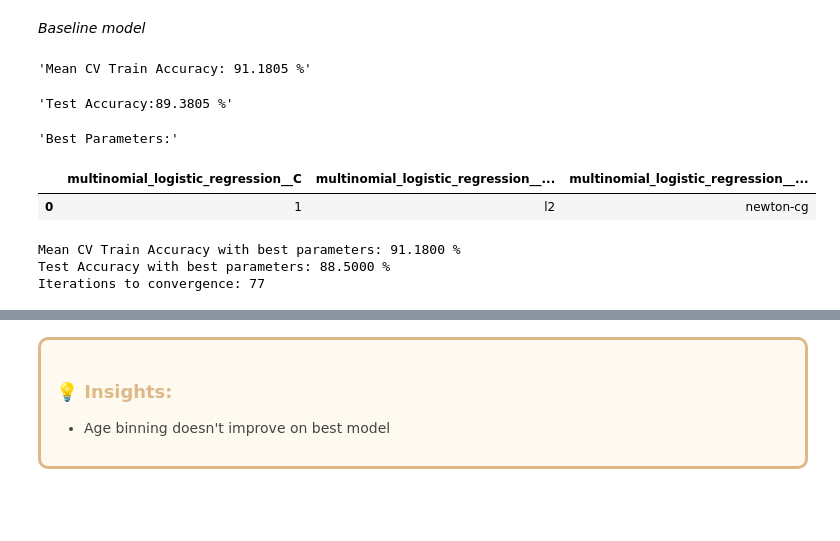
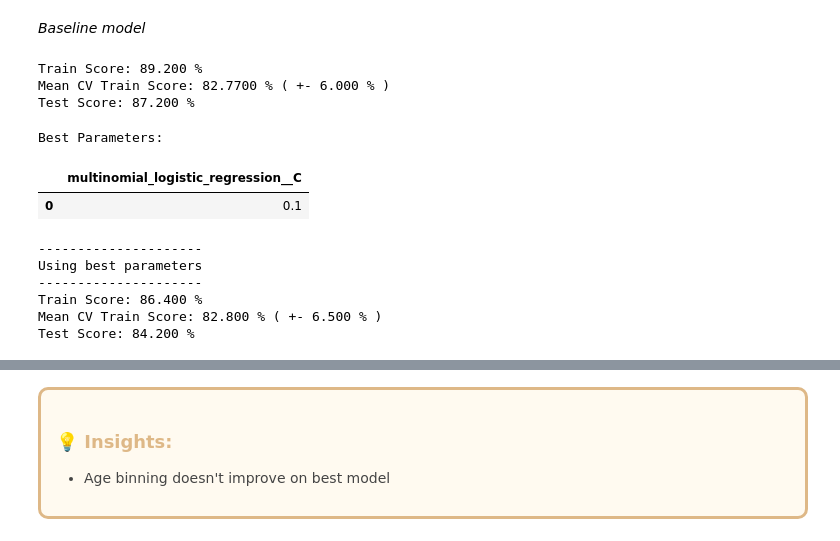
Before and after one commit to carstenegelund/sleep-disorder-classifier, a Jupyter notebook: model_logistic_regression.ipynb, the cells around one changed output, grey strips where cells are left out. Saved outputs shown, nothing was run; the diff lists cells and outputs as text; code cells hidden in the pictures; blank space fills up the shorter version.

```diff
--- a/model_logistic_regression.ipynb
+++ b/model_logistic_regression.ipynb
@@ -115,11 +104,12 @@ pipeline_mlr = settings.create_pipeline(["preprocess", column_trans], ["multinom
 # create cross validation object for cross_val_score
 cv_mlr = RepeatedStratifiedKFold(n_splits=5, n_repeats=3, random_state=42)
 
+# define custom scorer for this work: positive label (class 1 and 2) F1 score
+base_scorer = settings.CustomPositiveF1Scorer().scorer_function
+custom_scorer = settings.CustomPositiveF1Scorer().custom_scorer
+
 # run training cross validation on pipeline
-cv_scores = cross_val_score(pipeline_mlr, X_train, y_train, scoring='accuracy', cv=cv_mlr)
-display(f'Mean CV Train Accuracy: {np.round(np.mean(cv_scores), 6)*100} %')
+cv_scores = cross_val_score(pipeline_mlr, X_train, y_train, scoring=custom_scorer, cv=cv_mlr)
 
-# fit pipeline and produce test score
-pipeline_mlr.fit(X_train, y_train)
-display(f'Test Accuracy:{np.round(pipeline_mlr.score(X_test, y_test), 6)*100} %')
+settings.cross_val_summary(pipeline_mlr, cv_scores, X_train, y_train, X_test, y_test, scorer=base_scorer)
 # %% [output]
@@ -528,7 +493,7 @@ column_trans = ColumnTransformer(
     remainder='passthrough')
 
 # create model
-model_mlr = LogisticRegression(multi_class='multinomial', max_iter=1000, C=3, random_state=42) # default solver "lgbgs" and penalty "l2"
+model_mlr = LogisticRegression(multi_class='multinomial', max_iter=1000, C=3, random_state=42)
 
 # create sklearn pipeline
 pipeline_mlr = settings.create_pipeline(["preprocess", column_trans], ["multinomial_logistic_regression", model_mlr])
@@ -537,32 +502,31 @@ pipeline_mlr = settings.create_pipeline(["preprocess", column_trans], ["multinom
 cv_mlr = RepeatedStratifiedKFold(n_splits=5, n_repeats=3, random_state=42)
 
 # run training cross validation on pipeline
-cv_scores = cross_val_score(pipeline_mlr, X_train, y_train, scoring='accuracy', cv=cv_mlr)
-display(f'Mean CV Train Accuracy: {np.round(np.mean(cv_scores), 6)*100} %')
+cv_scores = cross_val_score(pipeline_mlr, X_train, y_train, scoring=custom_scorer, cv=cv_mlr)
 
-# fit pipeline and produce test score
-pipeline_mlr.fit(X_train, y_train)
-display(f'Test Accuracy:{np.round(pipeline_mlr.score(X_test, y_test), 6)*100} %')
+settings.cross_val_summary(pipeline_mlr, cv_scores, X_train, y_train, X_test, y_test, scorer=base_scorer)
 # %% [output]
-'Mean CV Train Accuracy: 91.1805 %'
+Train Score: 89.200 %
+Mean CV Train Score: 82.7700 % ( +- 6.000 % )
+Test Score: 87.200 %
-'Test Accuracy:89.3805 %'
 # %%
 # set up param grid
 param_grid_mlr = {
     'multinomial_logistic_regression__C': [0.001, 0.01, 0.1, 1, 10, 100], # default = 1 (moderate)
-    'multinomial_logistic_regression__solver': ['newton-cg', 'lbfgs', 'sag', 'saga'], # default = lbfgs
-    'multinomial_logistic_regression__penalty': ['l2', 'none'] # default = l2
 }
 
 # Create and fit GridSearchCV object on train data
-grid_search_mlr = GridSearchCV(pipeline_mlr, param_grid=param_grid_mlr, scoring='accuracy', cv=cv_mlr, n_jobs = -1)
+grid_search_mlr = GridSearchCV(pipeline_mlr, param_grid=param_grid_mlr, scoring=custom_scorer, cv=cv_mlr, n_jobs=-1)
 grid_search_mlr.fit(X_train, y_train)
 
-settings.get_gridsearchcv_summary(grid_search_mlr, 4, X_test, y_test)
+settings.hyperparam_tune_summary(grid_search_mlr, X_train, y_train, X_test, y_test, scorer=base_scorer)
 # %% [output]
-'Best Parameters:'
+Best Parameters:
-|  | multinomial_logistic_regression__C | multinomial_logistic_regression__... | multinomial_logistic_regression__... |
-| 0 | 1 | l2 | newton-cg |
+|  | multinomial_logistic_regression__C |
+| 0 | 0.1 |
-Mean CV Train Accuracy with best parameters: 91.1800 %
-Test Accuracy with best parameters: 88.5000 %
-Iterations to convergence: 77
+---------------------
+Using best parameters
+---------------------
+Train Score: 86.400 %
+Mean CV Train Score: 82.800 % ( +- 6.500 % )
+Test Score: 84.200 %
```
Also changed, not shown: parts of 41 cells of this notebook.
